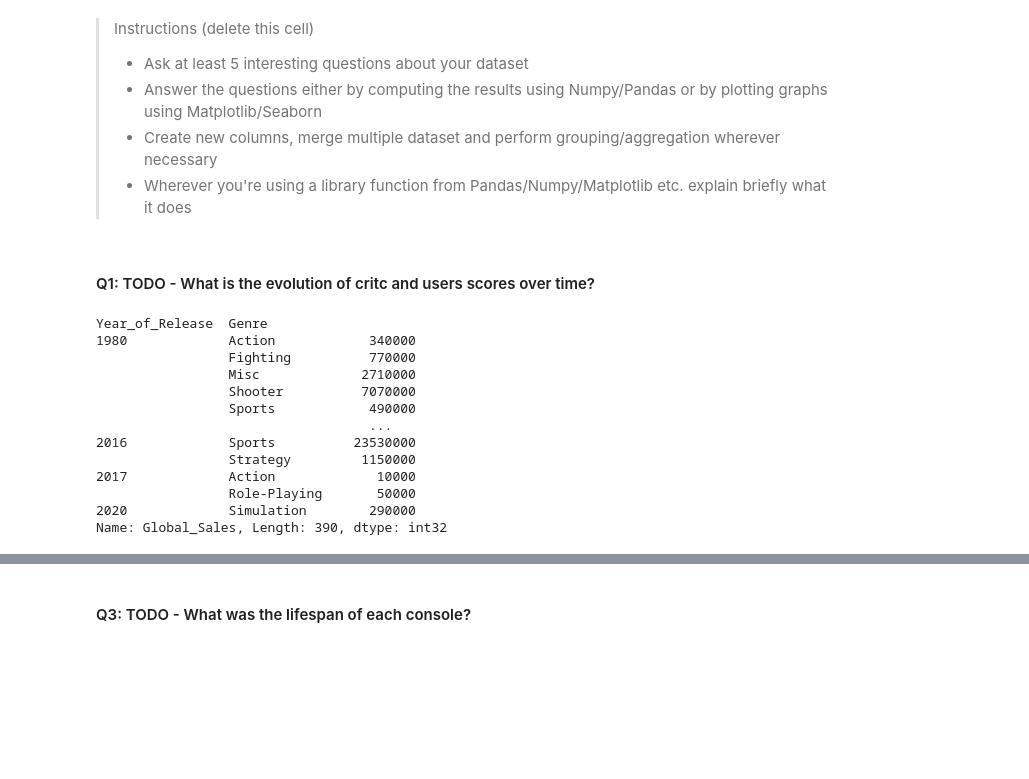
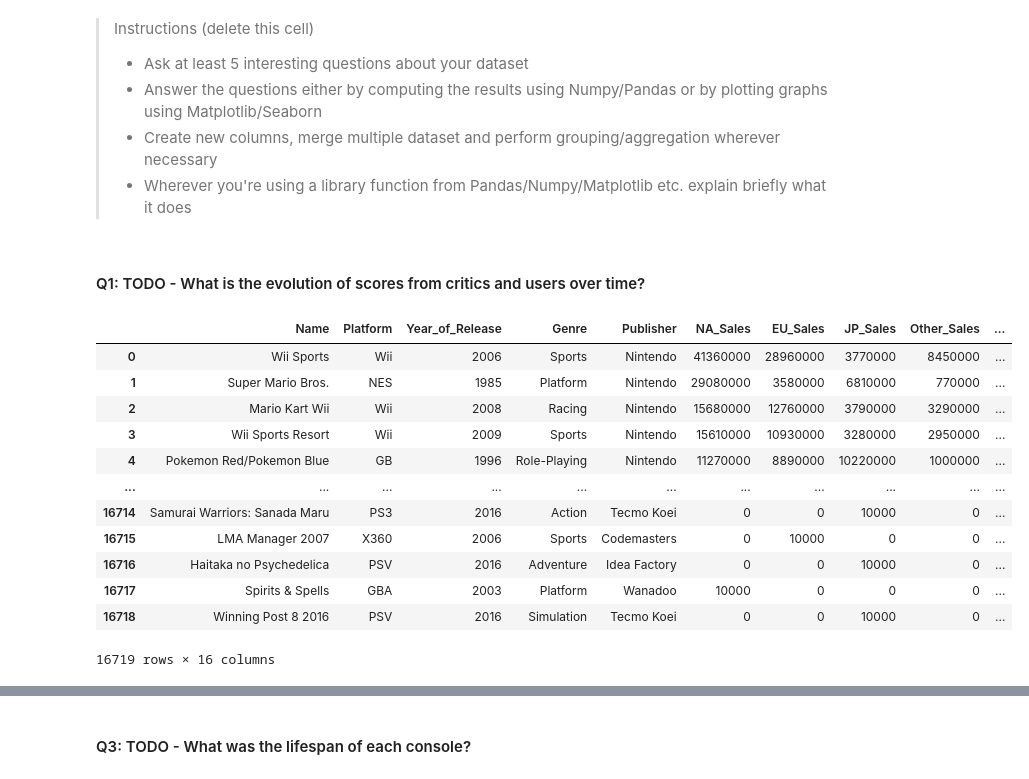
Before and after one commit to MatiasCarbone/video-game-sales-exploratory-analysis, a Jupyter notebook: video-game-sales-exploratory-analysis.ipynb, the cells around one changed output, grey strips where cells are left out. Cells and saved outputs as stored; diff of their text form; code cells hidden in the pictures; blank space fills up the shorter version.

```diff
--- a/video-game-sales-exploratory-analysis.ipynb
+++ b/video-game-sales-exploratory-analysis.ipynb
@@ -339,21 +339,20 @@ TODO - write some explanation here.
 > - Create new columns, merge multiple dataset and perform grouping/aggregation wherever necessary
 > - Wherever you're using a library function from Pandas/Numpy/Matplotlib etc. explain briefly what it does
 # %% [markdown]
-#### Q1: TODO - What is the evolution of critc and users scores over time?
+#### Q1: TODO - What is the evolution of scores from critics and users over time?
-# %%
-genre_year = game_df.groupby(['Year_of_Release', 'Genre']).sum()['Global_Sales']
-genre_year
-# %% [output]
-Year_of_Release  Genre
-1980             Action            340000
-                 Fighting          770000
-                 Misc             2710000
-                 Shooter          7070000
-                 Sports            490000
-                                   ...
-2016             Sports          23530000
-                 Strategy         1150000
-2017             Action             10000
-                 Role-Playing       50000
-2020             Simulation        290000
-Name: Global_Sales, Length: 390, dtype: int32
+# %%
+game_df
+# %% [output]
+|  | Name | Platform | Year_of_Release | Genre | Publisher | NA_Sales | EU_Sales | JP_Sales | Other_Sales | ... |
+| 0 | Wii Sports | Wii | 2006 | Sports | Nintendo | 41360000 | 28960000 | 3770000 | 8450000 | ... |
+| 1 | Super Mario Bros. | NES | 1985 | Platform | Nintendo | 29080000 | 3580000 | 6810000 | 770000 | ... |
+| 2 | Mario Kart Wii | Wii | 2008 | Racing | Nintendo | 15680000 | 12760000 | 3790000 | 3290000 | ... |
+| 3 | Wii Sports Resort | Wii | 2009 | Sports | Nintendo | 15610000 | 10930000 | 3280000 | 2950000 | ... |
+| 4 | Pokemon Red/Pokemon Blue | GB | 1996 | Role-Playing | Nintendo | 11270000 | 8890000 | 10220000 | 1000000 | ... |
+| ... | ... | ... | ... | ... | ... | ... | ... | ... | ... | ... |
+| 16714 | Samurai Warriors: Sanada Maru | PS3 | 2016 | Action | Tecmo Koei | 0 | 0 | 10000 | 0 | ... |
+| 16715 | LMA Manager 2007 | X360 | 2006 | Sports | Codemasters | 0 | 10000 | 0 | 0 | ... |
+| 16716 | Haitaka no Psychedelica | PSV | 2016 | Adventure | Idea Factory | 0 | 0 | 10000 | 0 | ... |
+| 16717 | Spirits & Spells | GBA | 2003 | Platform | Wanadoo | 10000 | 0 | 0 | 0 | ... |
+| 16718 | Winning Post 8 2016 | PSV | 2016 | Simulation | Tecmo Koei | 0 | 0 | 10000 | 0 | ... |
+16719 rows × 16 columns
```
Also changed, not shown: parts of 6 cells of this notebook.
